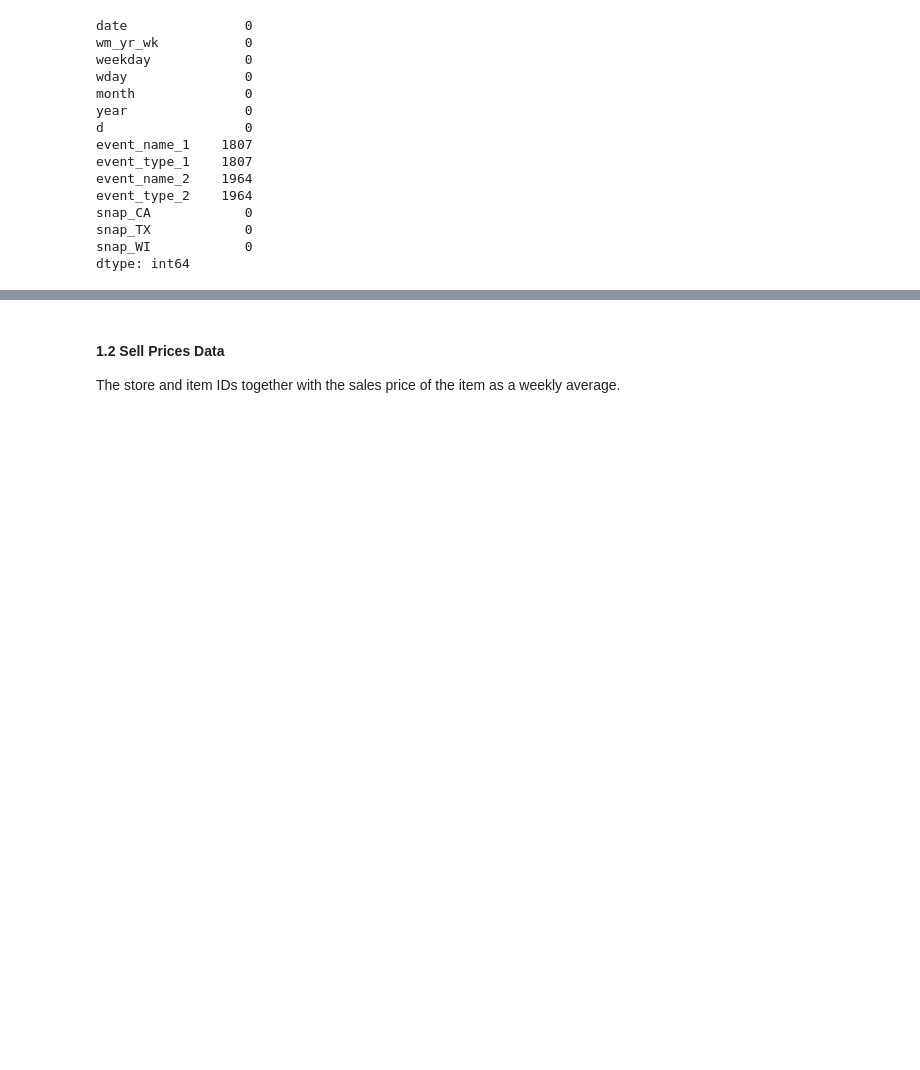
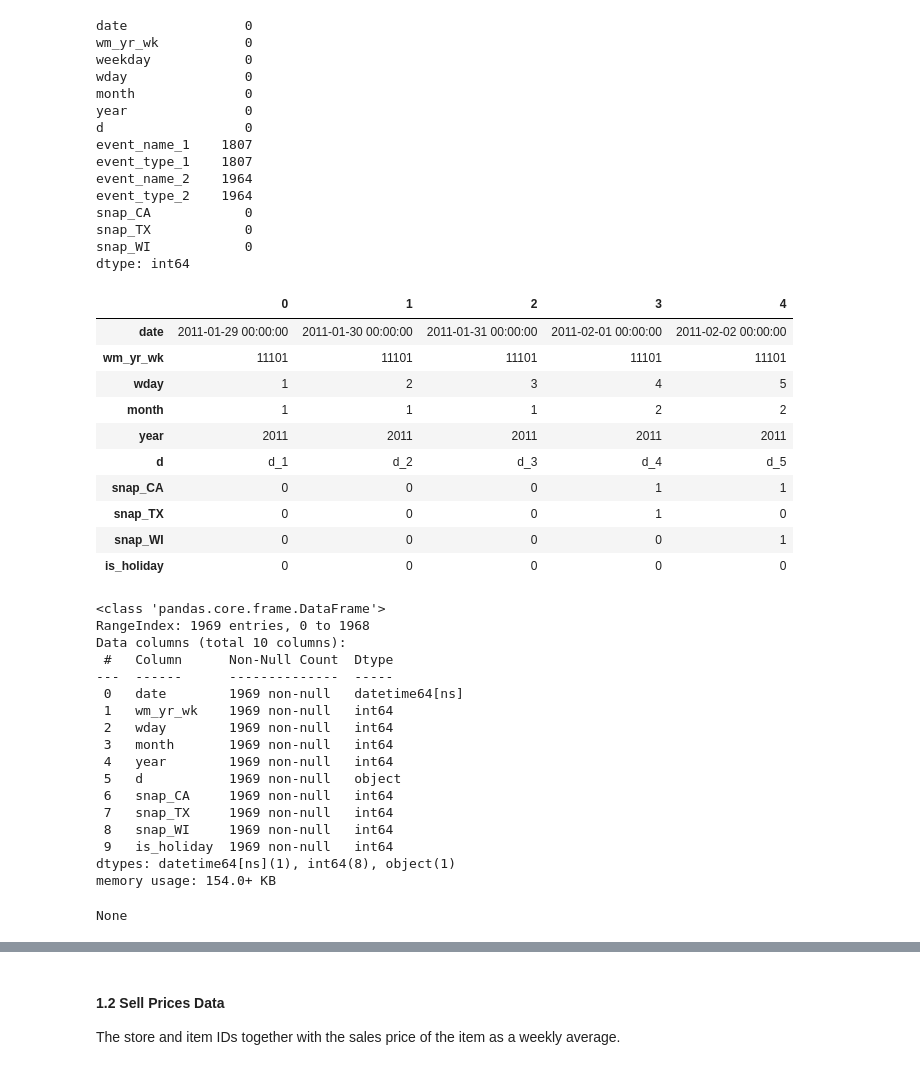
Before and after one commit to ionahu08/M5Forecasting_Accuracy, a Jupyter notebook: code/project_M5.ipynb, the cells around one changed output, grey strips where cells are left out. Cells and saved outputs as stored; diff of their text form; code cells hidden in the pictures; blank space fills up the shorter version.

```diff
--- a/code/project_M5.ipynb
+++ b/code/project_M5.ipynb
@@ -85,7 +85,44 @@ dtype: int64
 # %%
 # Convert 'date' column to datetime format
 calendar['date'] = pd.to_datetime(calendar['date'])
+# create a vairable "is_holiday"
+calendar['is_holiday'] = np.where(
+    (~calendar['event_name_1'].isna()) | (~calendar['event_type_1'].isna()) |
+    (~calendar['event_name_1'].isna()) | (~calendar['event_type_2'].isna()), 1, 0
+    )
 # drop weekday
-calendar = calendar.drop(columns=['weekday'])
+calendar = calendar.drop(columns=['weekday','event_name_1','event_type_1','event_name_2','event_type_2'])
+display(calendar.head().T)
+display(calendar.info())
+# %% [output]
+|  | 0 | 1 | 2 | 3 | 4 |
+| date | 2011-01-29 00:00:00 | 2011-01-30 00:00:00 | 2011-01-31 00:00:00 | 2011-02-01 00:00:00 | 2011-02-02 00:00:00 |
+| wm_yr_wk | 11101 | 11101 | 11101 | 11101 | 11101 |
+| wday | 1 | 2 | 3 | 4 | 5 |
+| month | 1 | 1 | 1 | 2 | 2 |
+| year | 2011 | 2011 | 2011 | 2011 | 2011 |
+| d | d_1 | d_2 | d_3 | d_4 | d_5 |
+| snap_CA | 0 | 0 | 0 | 1 | 1 |
+| snap_TX | 0 | 0 | 0 | 1 | 0 |
+| snap_WI | 0 | 0 | 0 | 0 | 1 |
+| is_holiday | 0 | 0 | 0 | 0 | 0 |
+<class 'pandas.core.frame.DataFrame'>
+RangeIndex: 1969 entries, 0 to 1968
+Data columns (total 10 columns):
+ #   Column      Non-Null Count  Dtype
+---  ------      --------------  -----
+ 0   date        1969 non-null   datetime64[ns]
+ 1   wm_yr_wk    1969 non-null   int64
+ 2   wday        1969 non-null   int64
+ 3   month       1969 non-null   int64
+ 4   year        1969 non-null   int64
+ 5   d           1969 non-null   object
+ 6   snap_CA     1969 non-null   int64
+ 7   snap_TX     1969 non-null   int64
+ 8   snap_WI     1969 non-null   int64
+ 9   is_holiday  1969 non-null   int64
+dtypes: datetime64[ns](1), int64(8), object(1)
+memory usage: 154.0+ KB
+None
 # %%
 # define a function to do the following steps for columns: event_name_1, event_type_1, event_name_2, event_type_2
```
Also changed, not shown: parts of 14 cells of this notebook.
